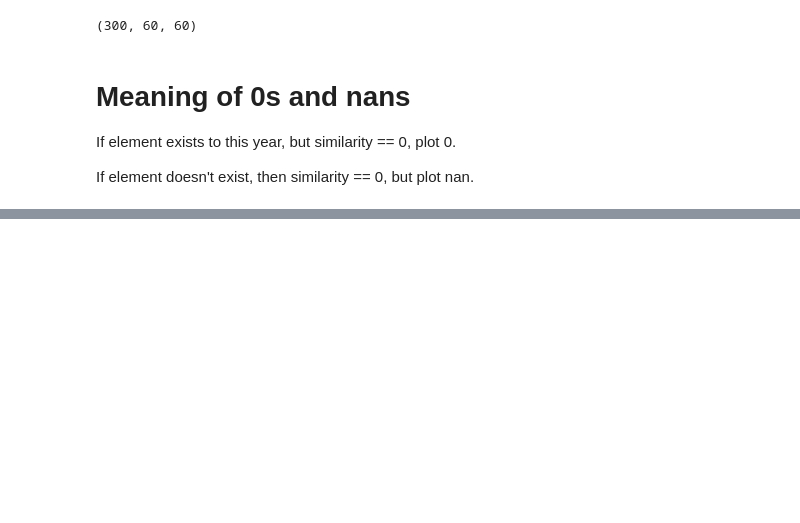
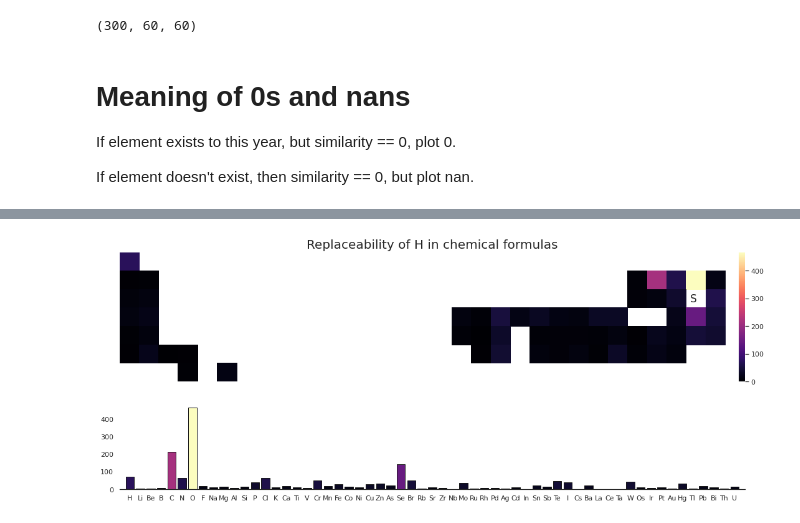
Before and after one commit to doncamilom/1868_SubstancesStudy, a Jupyter notebook: Notebooks/Similarity.ipynb, the cells around one changed output, grey strips where cells are left out. Drawn from its saved outputs; the diff is of its cells as text; code cells hidden in the pictures; blank space fills up the shorter version.

```diff
--- a/Notebooks/Similarity.ipynb
+++ b/Notebooks/Similarity.ipynb
@@ -14,0 +23,83 @@ If element doesn't exist, then similarity == 0, but plot nan.
+# %%
+def plot_SimPTBar(simMat_yr,year,element,min_yr):
+    # Select simMat for this year
+    arr_yr = simMat_yr[year-min_yr].copy()
+    # Select a particular element
+    X,Y = TP[element]
+
+    # Generate a list of elements present at the given year
+    c,elems_yr = 0,[]  # counter, element list
+    for e in TP.keys():
+        if e in elemList:
+            # If all entries at this place are nan: they don't exist
+            if (~np.isnan(arr_yr[:,c].all())):
+                c+=1
+                elems_yr.append(e)
+
+    # Select the array for the given element, for the given year
+    arr_thisElem = arr_yr[:,elems_yr.index(element)]
+    arr_thisElem[elems_yr.index(element)] = 0  # Remove this element's value, so it's white as well
+
+    img = np.zeros((7,32))
+    mask = img.copy()
+    # Create a mask to wipe out nan entries, so they appear as white
+    c = 0
+    for e in elems_yr:
+        x,y = TP[e]
+        mask[x,y] = 1
+        if ~np.isnan(arr_thisElem[c]):
+            img[x,y] = arr_thisElem[c]
+            c+=1
+
+    mask[X,Y] = 0
+    with np.errstate(invalid='ignore',divide='ignore'):
+        img /= mask
+
+    # Plot similarity PT for elem
+    fig = plt.figure(figsize=(18,7))
+    gs = fig.add_gridspec(2,2,  width_ratios=(99, 1), height_ratios=(6, 4),
+                  #    left=0, right=0.9, bottom=0.1, top=0.9,
+                      wspace=0, hspace=0.2)
+
+    ax = fig.add_subplot(gs[0, :])
+    ax1 = fig.add_subplot(gs[1, :])
+    cbar = fig.add_subplot(gs[0,1])
+
+    cmap = sns.color_palette("magma", as_cmap=True)
+    sns.heatmap(img,ax=ax,cbar_ax=cbar,
+                vmin=0,vmax=np.nanmax(img),
+                cmap=cmap)
+
+    ax.set_title(f'Replaceability of H in chemical formulas', fontsize=20)
+
+    ax.axis('off')
+
+    ax1.spines['top'].set_visible(False)
+    ax1.spines['right'].set_visible(False)
+    #ax1.spines['bottom'].set_visible(False)
+    ax1.spines['left'].set_visible(False)
+
+    # Plot barplot
+    df = (pd.Series(arr_thisElem,index=elems_yr)
+          .reset_index()
+          .rename(columns={'index':'Element',
+                           0:'Occurences'}))
+    df = df[df.Element != element]
+
+    df['color'] = (df['Occurences']/df['Occurences'].max()).apply(cmap)
+    ax1.bar(x=range(df.shape[0]) ,
+            height=df['Occurences'],
+            color=df['color'],edgecolor = "k")
+
+    ax1.set_xticks(range(df.shape[0]))
+    ax1.set_xticklabels(df['Element'])
+    ax1.set_xlim(-1,df.shape[0])
+
+    # Put the element's symbol at it's position
+    if len(element)==1:  tab = 0.2
+    else:                tab = 0.02
+    ax.text(Y+tab,X+0.7,element,fontsize=17)
+
+plot_SimPTBar(simMat_yr,1999,'S',1700)
+# %% [output]
+[figure, added]
```
Also changed, not shown: parts of 4 cells of this notebook, 2 other files.
